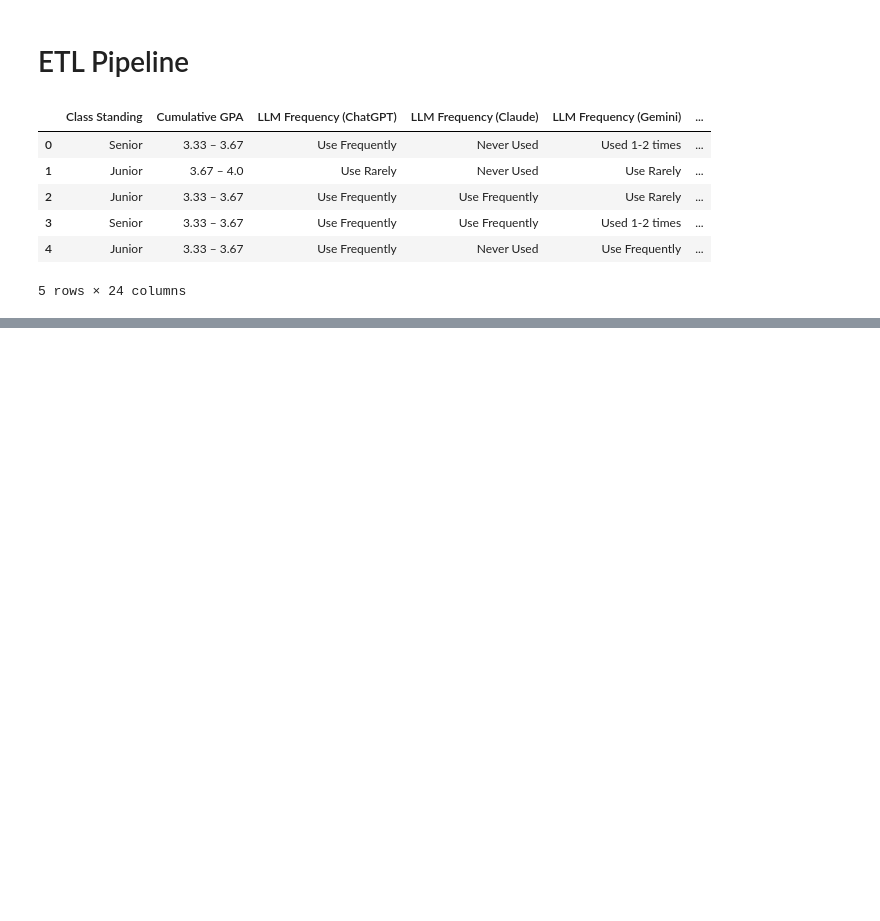
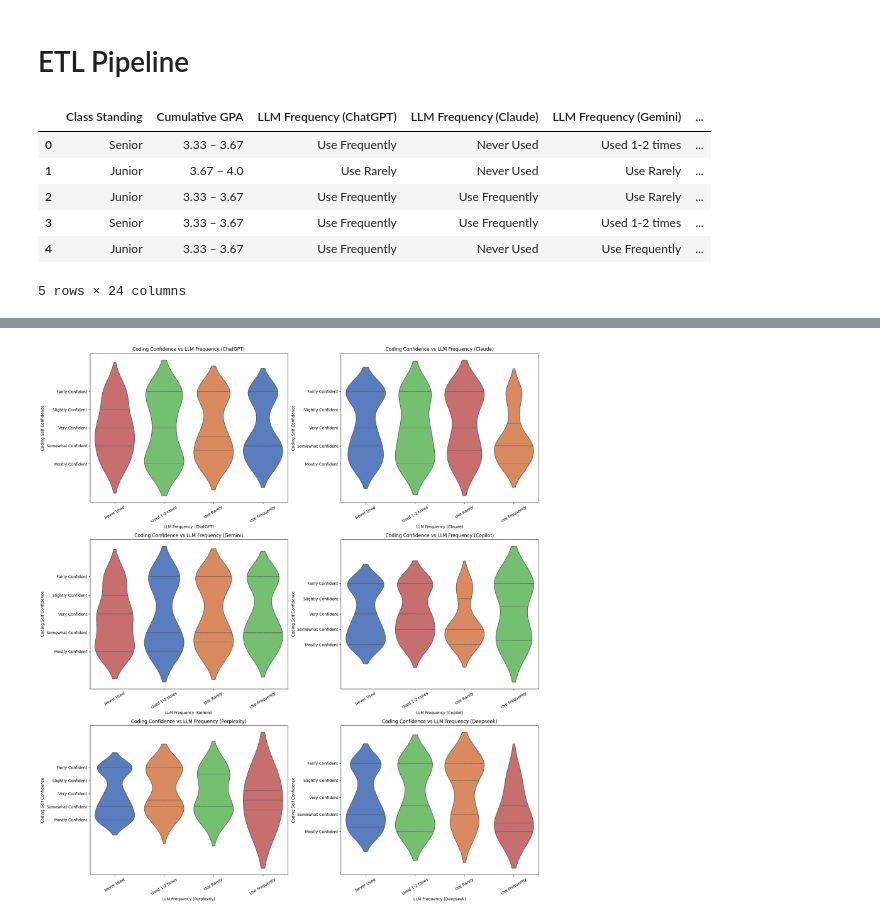
Before and after one commit to SangeetBarkataki10/CS105Minproject-SSTMA, a Jupyter notebook: SSTMA_CS105.ipynb, the cells around one changed output, grey strips where cells are left out. Drawn from its saved outputs; the diff is of its cells as text; code cells hidden in the pictures; blank space fills up the shorter version.

```diff
--- a/SSTMA_CS105.ipynb
+++ b/SSTMA_CS105.ipynb
@@ -61,0 +96,41 @@ df_clean.head()
+# %%
+import seaborn as sns
+import matplotlib.pyplot as plt
+
+# Define logical order for categorical axes
+usage_order = ['Never Used', 'Used 1-2 times', 'Use Rarely', 'Use Frequently']
+
+# List of LLM columns
+llms = [
+    "LLM Frequency (ChatGPT)",
+    "LLM Frequency (Claude)",
+    "LLM Frequency (Gemini)",
+    "LLM Frequency (Copilot)",
+    "LLM Frequency (Perplexity)",
+    "LLM Frequency (Deepseek)"
+]
+
+# Create subplots for each LLM individually
+fig, axes = plt.subplots(nrows=3, ncols=2, figsize=(18, 20))
+axes = axes.flatten()
+
+for i, llm in enumerate(llms):
+    # Using violinplot as requested to show distribution density
+    sns.violinplot(
+        data=df_clean,
+        x=llm,
+        y='Coding Self Confidence',
+        order=[u for u in usage_order if u in df_clean[llm].unique()],
+        ax=axes[i],
+        palette='muted',
+        hue=llm,
+        legend=False,
+        inner="quartile"
+    )
+    axes[i].set_title(f'Coding Confidence vs {llm}')
+    axes[i].tick_params(axis='x', rotation=30)
+
+plt.tight_layout()
+plt.show()
+# %% [output]
+[figure, added]
```
Also changed, not shown: parts of 5 cells of this notebook.
